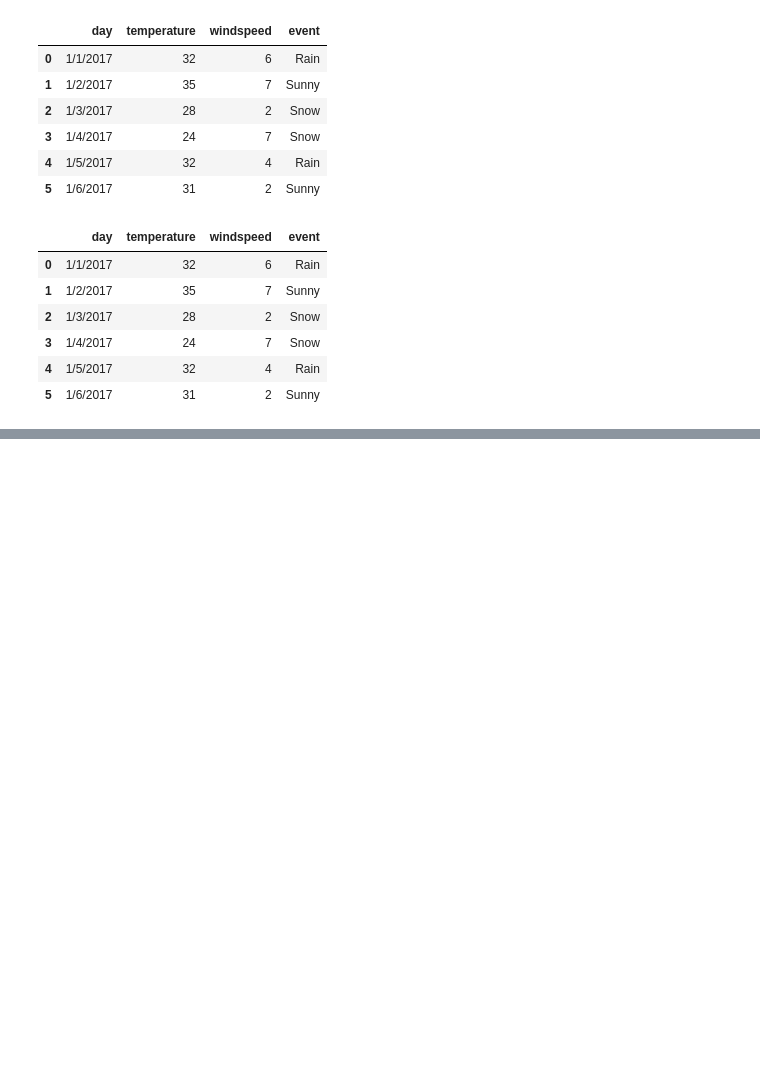
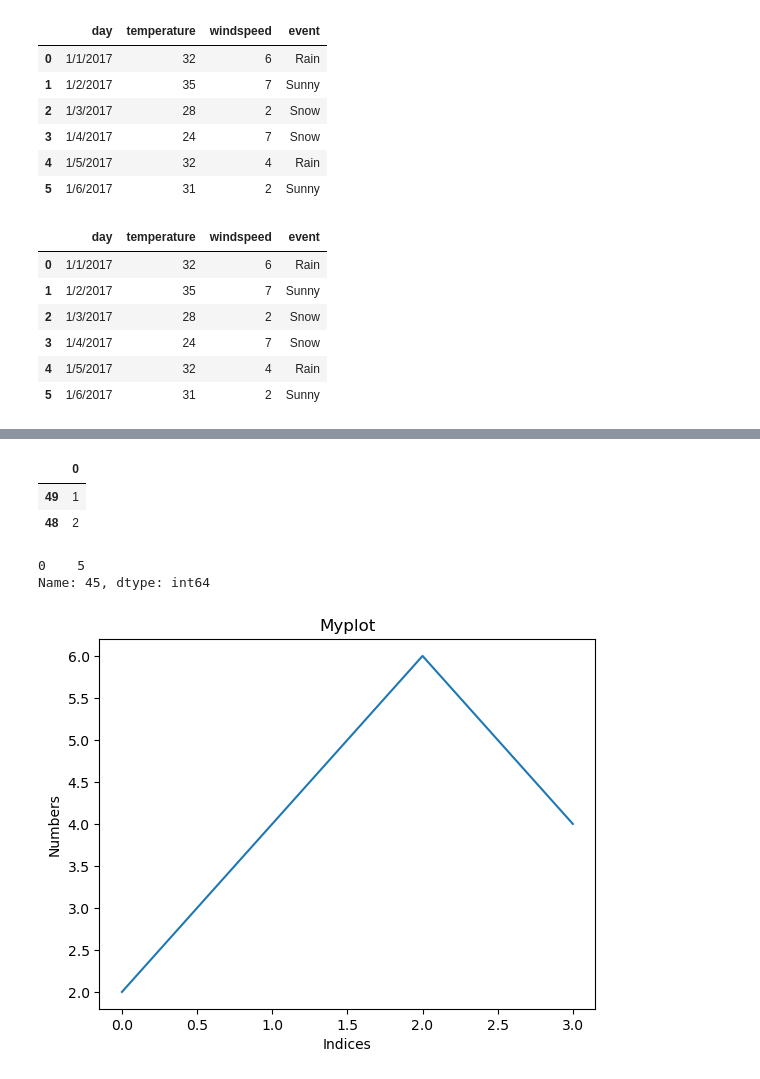
Before and after one commit to Riyathakur235/Codeforces_Code, a Jupyter notebook: pandas.ipynb, the cells around one changed output, grey strips where cells are left out. Drawn from its saved outputs; the diff is of its cells as text; code cells hidden in the pictures; blank space fills up the shorter version.

```diff
--- a/pandas.ipynb
+++ b/pandas.ipynb
@@ -26,0 +194,20 @@ df.to_csv('new_noIndex.csv',index=False)
+# %%
+df.iloc[:2]
+# %% [output]
+|  | 0 |
+| 49 | 1 |
+| 48 | 2 |
+# %%
+df.loc[45]
+# %% [output]
+0    5
+Name: 45, dtype: int64
+# %%
+import matplotlib.pyplot as plt
+plt.plot([2,4,6,4])
+plt.ylabel("Numbers")
+plt.xlabel("Indices")
+plt.title("Myplot")
+plt.show()
+# %% [output]
+[figure, added]
```
Also changed, not shown: parts of 14 cells of this notebook, 1 other file.
